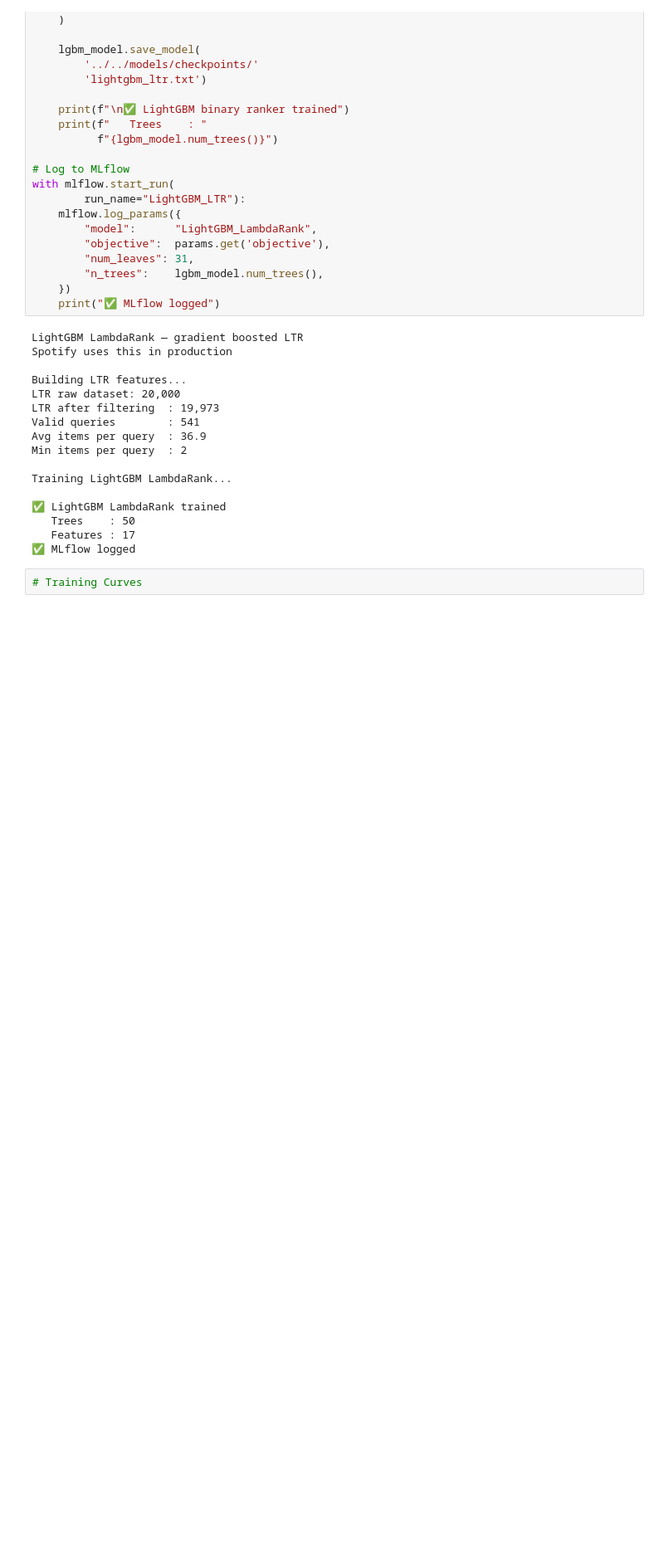
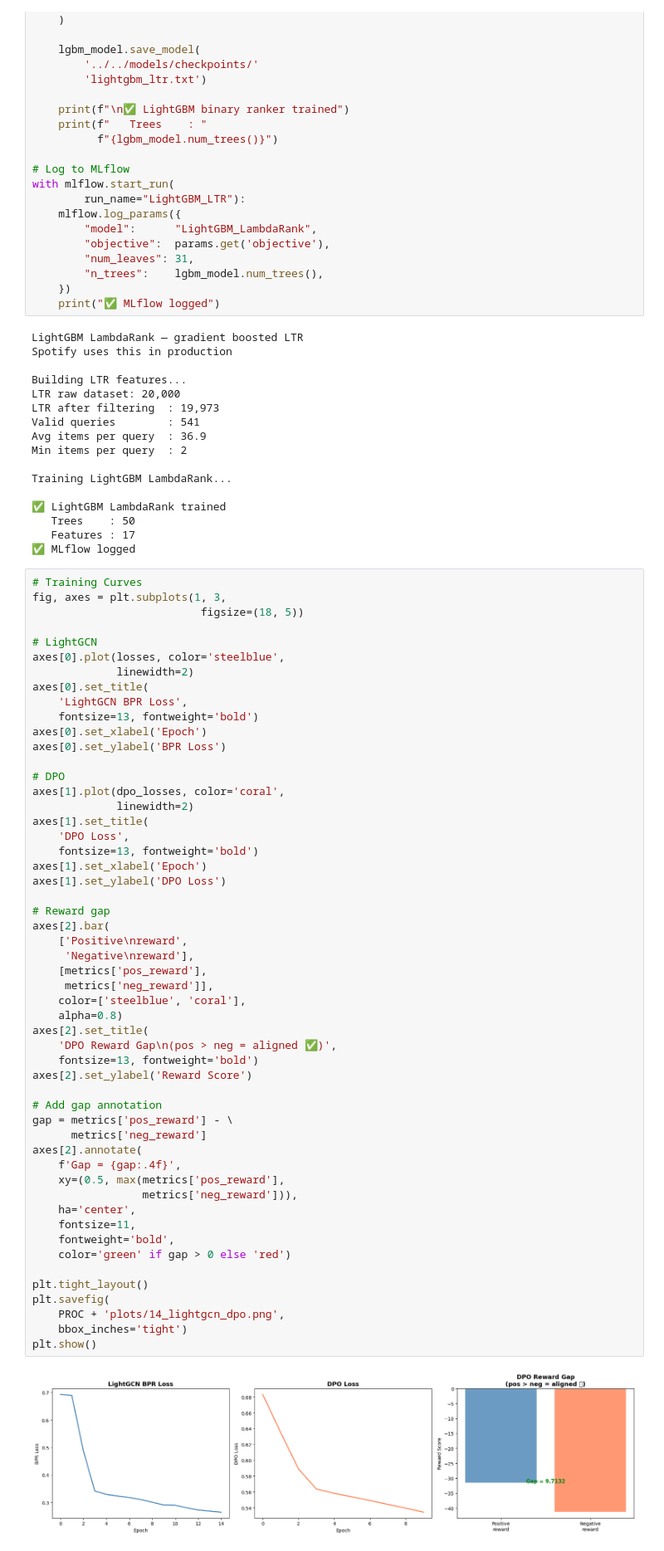
Before and after one commit to adarsha1993/Production-recsys, a Jupyter notebook: notebooks/week3_ranking/18_lightgcn_dpo.ipynb, the cells around one changed output. Shown at 83% size. Drawn from its saved outputs; the diff is of its cells as text; blank space fills up the shorter version.

```diff
--- a/notebooks/week3_ranking/18_lightgcn_dpo.ipynb
+++ b/notebooks/week3_ranking/18_lightgcn_dpo.ipynb
@@ -1052,3 +1052,56 @@ Training LightGBM LambdaRank...
 ✅ MLflow logged
 # %%
 # Training Curves
+fig, axes = plt.subplots(1, 3,
+                          figsize=(18, 5))
+
+# LightGCN
+axes[0].plot(losses, color='steelblue',
+             linewidth=2)
+axes[0].set_title(
+    'LightGCN BPR Loss',
+    fontsize=13, fontweight='bold')
+axes[0].set_xlabel('Epoch')
+axes[0].set_ylabel('BPR Loss')
+
+# DPO
+axes[1].plot(dpo_losses, color='coral',
+             linewidth=2)
+axes[1].set_title(
+    'DPO Loss',
+    fontsize=13, fontweight='bold')
+axes[1].set_xlabel('Epoch')
+axes[1].set_ylabel('DPO Loss')
+
+# Reward gap
+axes[2].bar(
+    ['Positive\nreward',
+     'Negative\nreward'],
+    [metrics['pos_reward'],
+     metrics['neg_reward']],
+    color=['steelblue', 'coral'],
+    alpha=0.8)
+axes[2].set_title(
+    'DPO Reward Gap\n(pos > neg = aligned ✅)',
+    fontsize=13, fontweight='bold')
+axes[2].set_ylabel('Reward Score')
+
+# Add gap annotation
+gap = metrics['pos_reward'] - \
+      metrics['neg_reward']
+axes[2].annotate(
+    f'Gap = {gap:.4f}',
+    xy=(0.5, max(metrics['pos_reward'],
+                 metrics['neg_reward'])),
+    ha='center',
+    fontsize=11,
+    fontweight='bold',
+    color='green' if gap > 0 else 'red')
+
+plt.tight_layout()
+plt.savefig(
+    PROC + 'plots/14_lightgcn_dpo.png',
+    bbox_inches='tight')
+plt.show()
+# %% [output]
+[figure, added]
```
Also changed, not shown: parts of 1 cell of this notebook, 6 other files.
